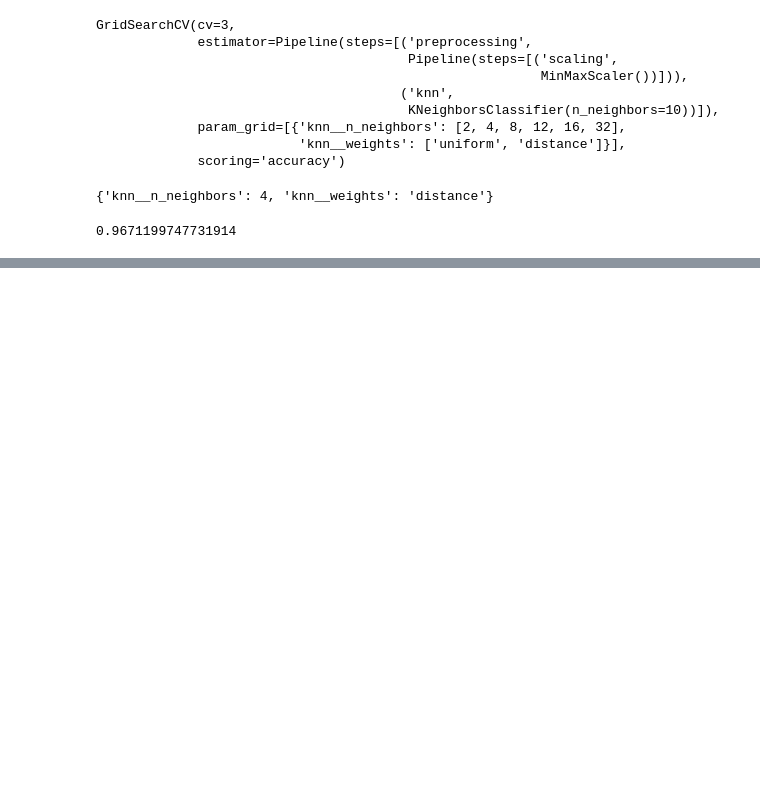
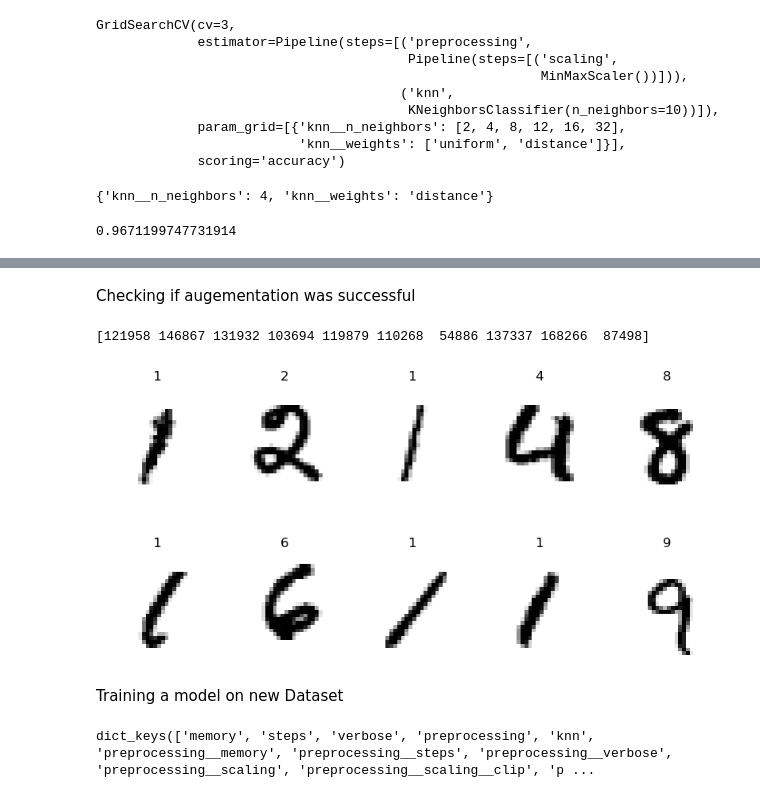
Before and after one commit to F-Fer/HOML-3_Exercises, a Jupyter notebook: MySolutions/Chapter-3/Chapter-3.ipynb, the cells around one changed output, grey strips where cells are left out. Saved outputs shown, nothing was run; the diff lists cells and outputs as text; code cells hidden in the pictures; blank space fills up the shorter version.

```diff
--- a/MySolutions/Chapter-3/Chapter-3.ipynb
+++ b/MySolutions/Chapter-3/Chapter-3.ipynb
@@ -303,0 +328,8 @@ grid_search.best_score_
+# %%
+param_grid = [
+    {'knn__n_neighbors': [2, 3, 4, 5, 6, 7, 8, 10],
+     'knn__weights': ['uniform', 'distance']}
+]
+
+grid_search = GridSearchCV(model, param_grid, cv=3, scoring='accuracy', n_jobs=-1)
+grid_search.fit(X_train, y_train)
@@ -303,0 +428,2 @@ grid_search.best_score_
+# %%
+shifted_images = [[shift_mnist_image(X_train[j], i) for j in range(len(X_train))] for i in range(4)]
@@ -303,0 +446,23 @@ grid_search.best_score_
+# %% [markdown]
+Checking if augementation was successful
+# %%
+np.random.seed(42)
+indices = np.random.randint(low=0, high=199_999, size=(10))
+print(indices)
+
+plt.figure(figsize=(10, 5))
+for i in range(10):
+    plt.subplot(2, 5, i+1)
+    plt.imshow(X_train_augmented[indices[i]], cmap='binary')
+    plt.title(y_train_augmented[indices[i]])
+    plt.axis('off')
+plt.show()
+# %% [output]
+[121958 146867 131932 103694 119879 110268  54886 137337 168266  87498]
+[figure, added]
+# %% [markdown]
+Training a model on new Dataset
+# %%
+model.get_params().keys()
+# %% [output]
+dict_keys(['memory', 'steps', 'verbose', 'preprocessing', 'knn', 'preprocessing__memory', 'preprocessing__steps', 'preprocessing__verbose', 'preprocessing__scaling', 'preprocessing__scaling__clip', 'p ...
```
Also changed, not shown: parts of 26 cells of this notebook, 1 other file.
